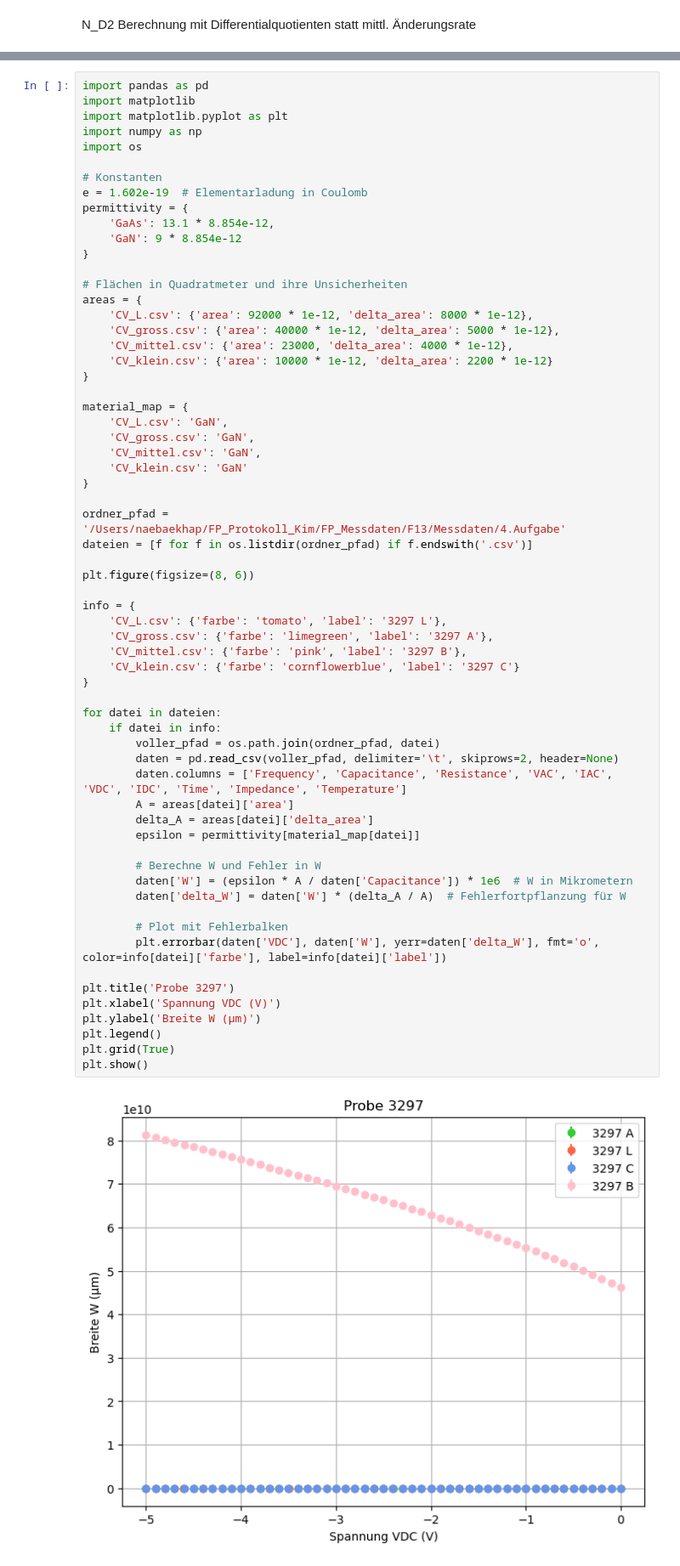
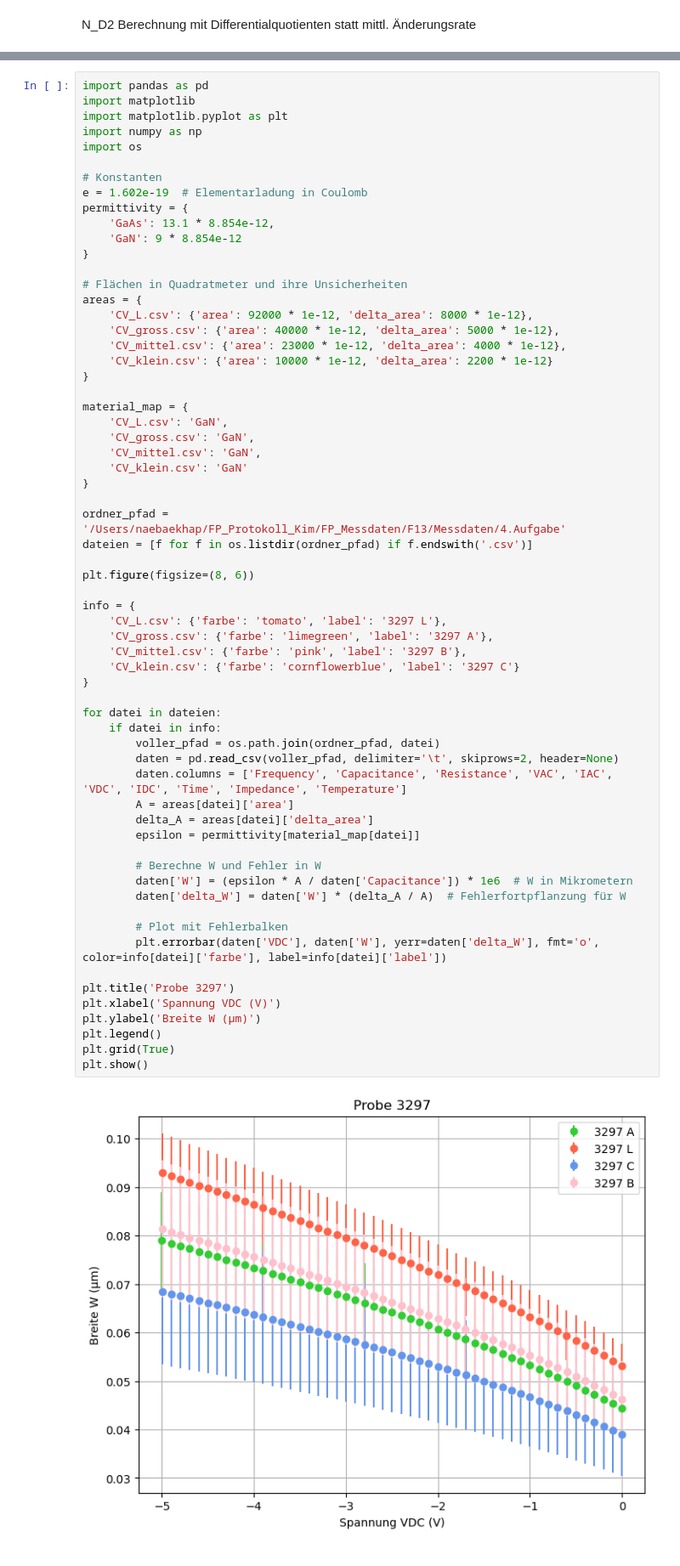
Before and after one commit to 6thKimOfTu/f13_ideas, a Jupyter notebook: cv.ipynb, the cells around one changed output, grey strips where cells are left out. Shown at 85% size. Saved outputs shown, nothing was run; the diff lists cells and outputs as text.

```diff
--- a/cv.ipynb
+++ b/cv.ipynb
@@ -396,7 +396,7 @@ permittivity = {
 areas = {
     'CV_L.csv': {'area': 92000 * 1e-12, 'delta_area': 8000 * 1e-12},
     'CV_gross.csv': {'area': 40000 * 1e-12, 'delta_area': 5000 * 1e-12},
-    'CV_mittel.csv': {'area': 23000, 'delta_area': 4000 * 1e-12},
+    'CV_mittel.csv': {'area': 23000 * 1e-12, 'delta_area': 4000 * 1e-12},
     'CV_klein.csv': {'area': 10000 * 1e-12, 'delta_area': 2200 * 1e-12}
 }
 
@@ -415,31 +415,31 @@ plt.figure(figsize=(8, 6))
 info = {
     'CV_L.csv': {'farbe': 'tomato', 'label': '3297 L'},
     'CV_gross.csv': {'farbe': 'limegreen', 'label': '3297 A'},
     'CV_mittel.csv': {'farbe': 'pink', 'label': '3297 B'},
     'CV_klein.csv': {'farbe': 'cornflowerblue', 'label': '3297 C'}
 }
 
 for datei in dateien:
     if datei in info:
         voller_pfad = os.path.join(ordner_pfad, datei)
         daten = pd.read_csv(voller_pfad, delimiter='\t', skiprows=2, header=None)
         daten.columns = ['Frequency', 'Capacitance', 'Resistance', 'VAC', 'IAC', 'VDC', 'IDC', 'Time', 'Impedance', 'Temperature']
         A = areas[datei]['area']
         delta_A = areas[datei]['delta_area']
         epsilon = permittivity[material_map[datei]]
 
         # Berechne W und Fehler in W
         daten['W'] = (epsilon * A / daten['Capacitance']) * 1e6  # W in Mikrometern
         daten['delta_W'] = daten['W'] * (delta_A / A)  # Fehlerfortpflanzung für W
 
         # Plot mit Fehlerbalken
         plt.errorbar(daten['VDC'], daten['W'], yerr=daten['delta_W'], fmt='o', color=info[datei]['farbe'], label=info[datei]['label'])
 
 plt.title('Probe 3297')
 plt.xlabel('Spannung VDC (V)')
 plt.ylabel('Breite W (µm)')
 plt.legend()
 plt.grid(True)
 plt.show()
 # %% [output]
-[figure, old version]
+[figure, new version]
```
Also changed, not shown: 1 other file.
